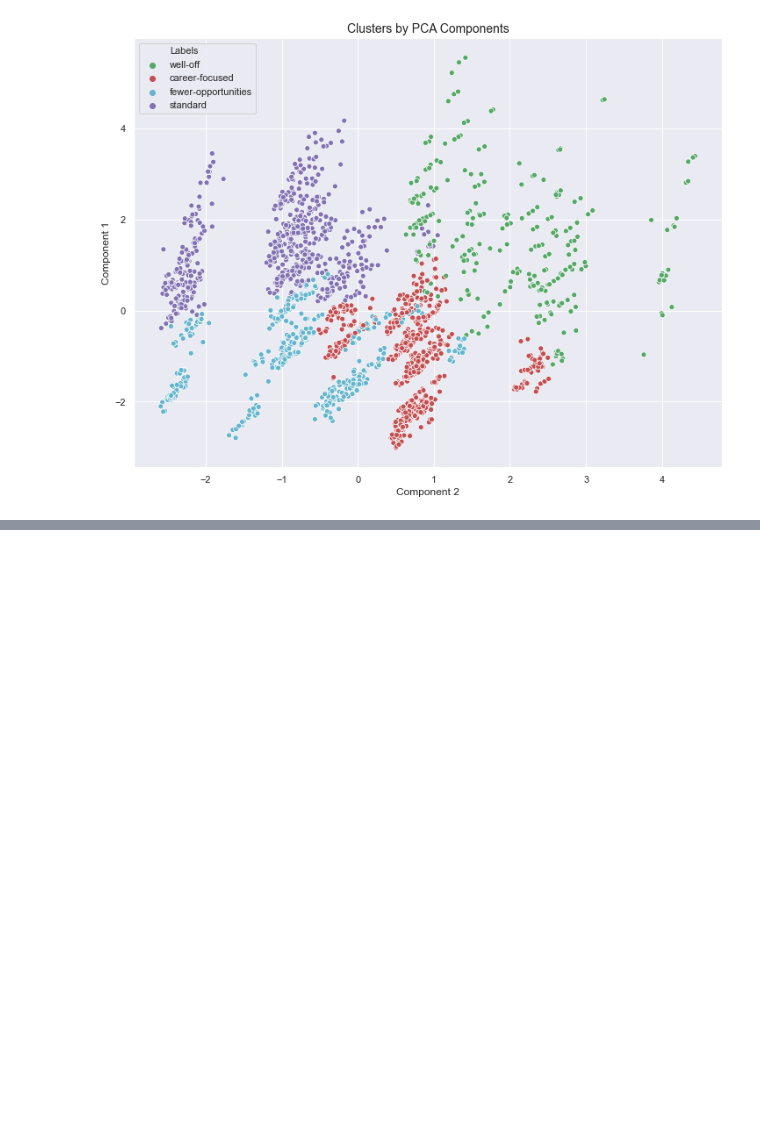
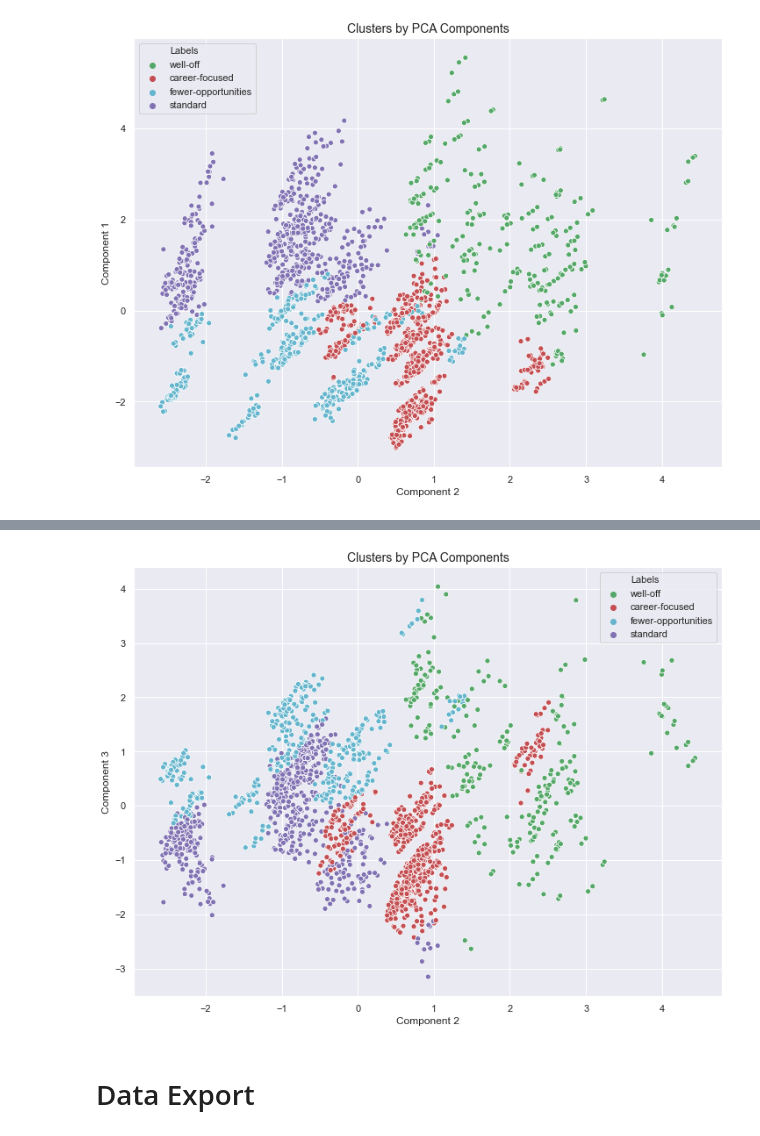
Before and after one commit to veranikaP/Customer_Analytics, a Jupyter notebook: customer_analytics.ipynb, the cells around one changed output, grey strips where cells are left out. Drawn from its saved outputs; the diff is of its cells as text; code cells hidden in the pictures; blank space fills up the shorter version.

```diff
--- a/customer_analytics.ipynb
+++ b/customer_analytics.ipynb
@@ -360,0 +371,11 @@ plt.show()
+# %%
+plt.figure(figsize = (12, 9))
+x_axis = df_segm_pca_kmeans['Component 2']
+y_axis = df_segm_pca_kmeans['Component 3']
+sns.scatterplot(x_axis, y_axis, hue = df_segm_pca_kmeans['Labels'], palette = ['g', 'r', 'c', 'm'])
+plt.title('Clusters by PCA Components', fontsize = 14)
+plt.show()
+# %% [output]
+[figure, added]
+# %% [markdown]
+# Data Export
```
Also changed, not shown: parts of 5 cells of this notebook, 3 other files.
